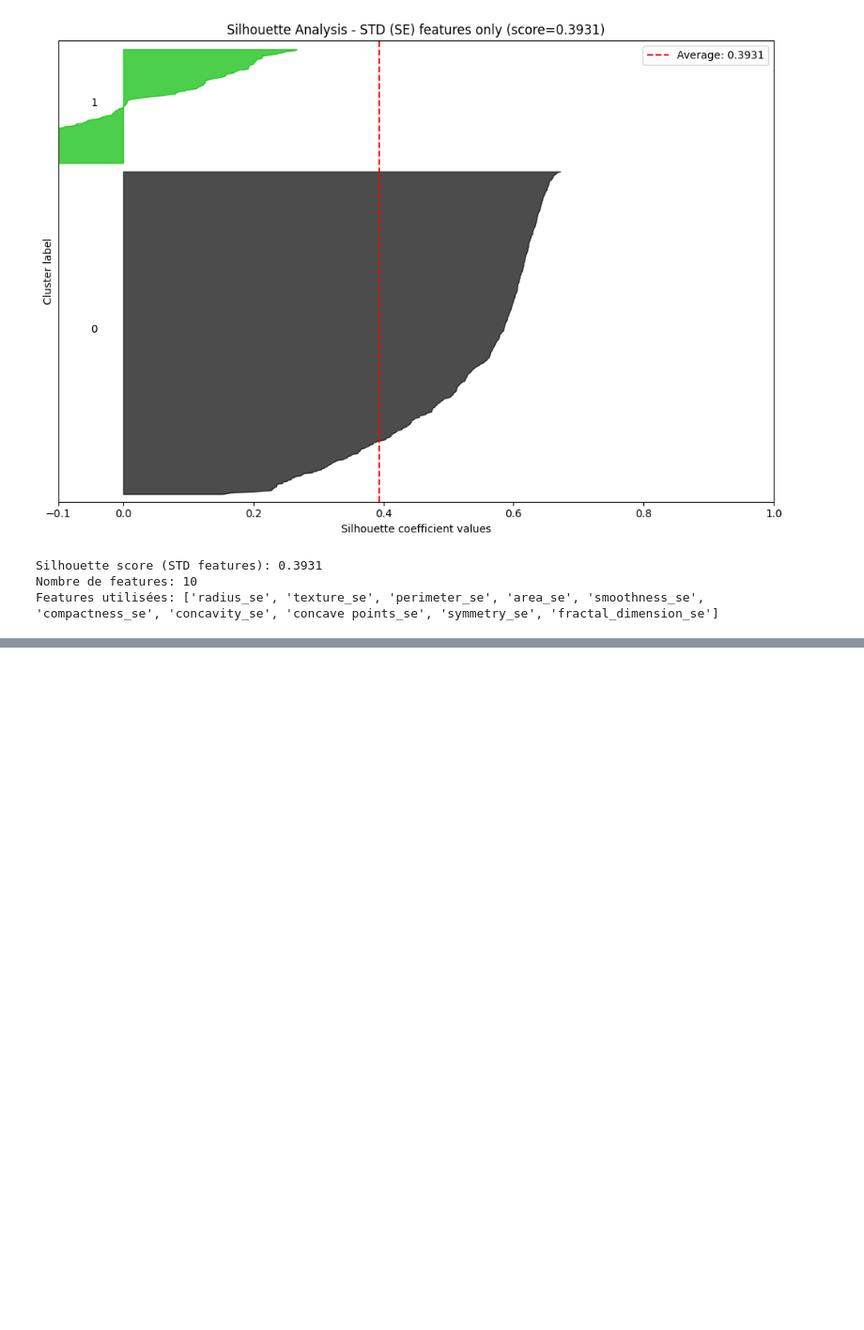
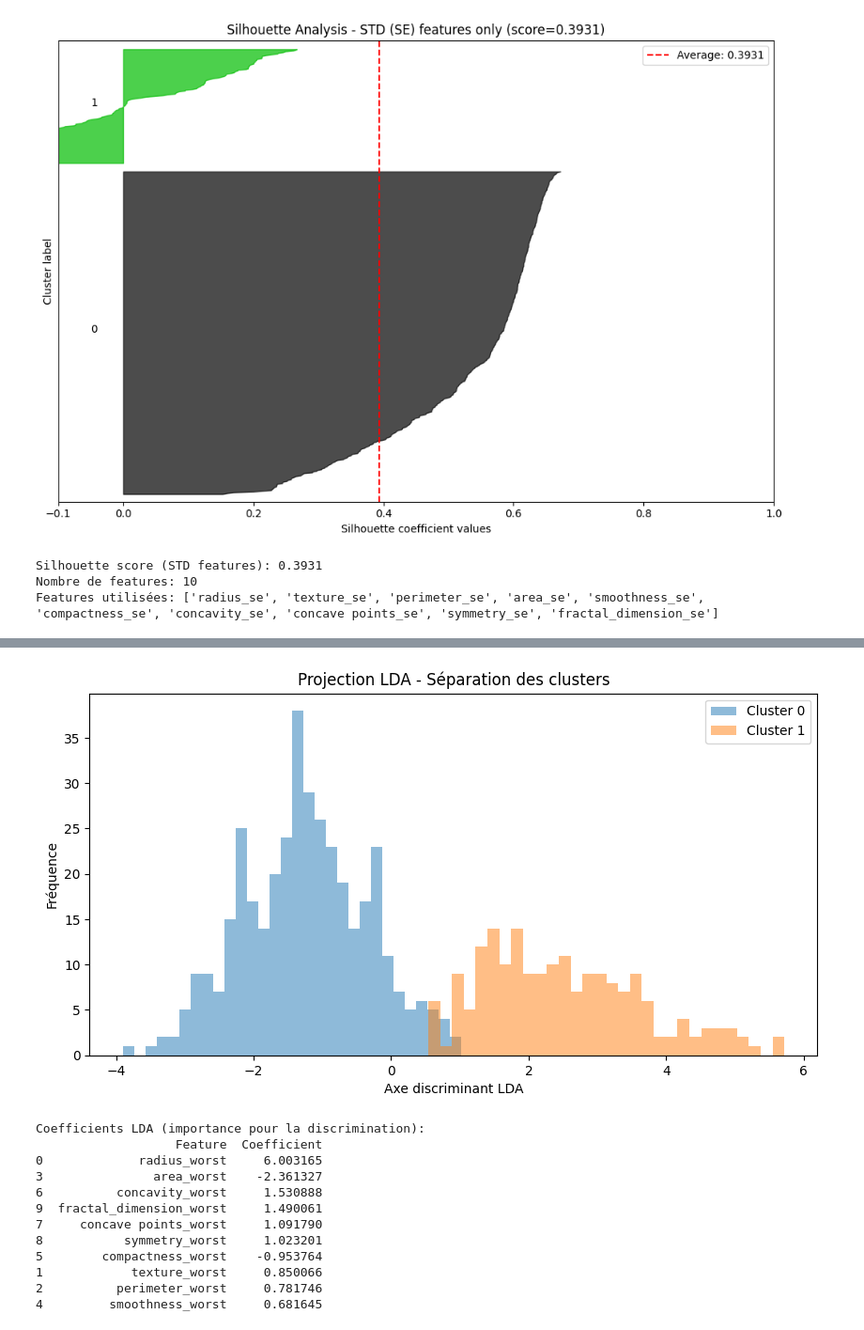
Before and after one commit to prichert17/Projet_Clustering, a Jupyter notebook: main.ipynb, the cells around one changed output, grey strips where cells are left out. Shown at 94% size. Cells and saved outputs as stored; diff of their text form; code cells hidden in the pictures; blank space fills up the shorter version.

```diff
--- a/main.ipynb
+++ b/main.ipynb
@@ -222,0 +378,36 @@ Features utilisées: ['radius_se', 'texture_se', 'perimeter_se', 'area_se', 'smo
+# %%
+# LDA pour trouver l'axe qui sépare le mieux les 2 clusters
+lda = LinearDiscriminantAnalysis(n_components=1)
+X_lda = lda.fit_transform(X_worst_scaled, labels_worst)
+
+# Projection sur l'axe discriminant
+plt.figure(figsize=(10, 5))
+for i in range(2):
+    plt.hist(X_lda[labels_worst == i], bins=30, alpha=0.5, label=f'Cluster {i}')
+plt.xlabel('Axe discriminant LDA')
+plt.ylabel('Fréquence')
+plt.title('Projection LDA - Séparation des clusters')
+plt.legend()
+plt.show()
+
+# Coefficients LDA (importance des features)
+print("\nCoefficients LDA :")
+lda_coefs = pd.DataFrame({
+    'Feature': worst_cols,
+    'Coefficient': lda.coef_[0]
+}).sort_values('Coefficient', key=abs, ascending=False)
+print(lda_coefs)
+# %% [output]
+[figure, added]
+Coefficients LDA (importance pour la discrimination):
+                   Feature  Coefficient
+0             radius_worst     6.003165
+3               area_worst    -2.361327
+6          concavity_worst     1.530888
+9  fractal_dimension_worst     1.490061
+7     concave points_worst     1.091790
+8           symmetry_worst     1.023201
+5        compactness_worst    -0.953764
+1            texture_worst     0.850066
+2          perimeter_worst     0.781746
+4         smoothness_worst     0.681645
```
Also changed, not shown: parts of 9 cells of this notebook, 1 other file.
